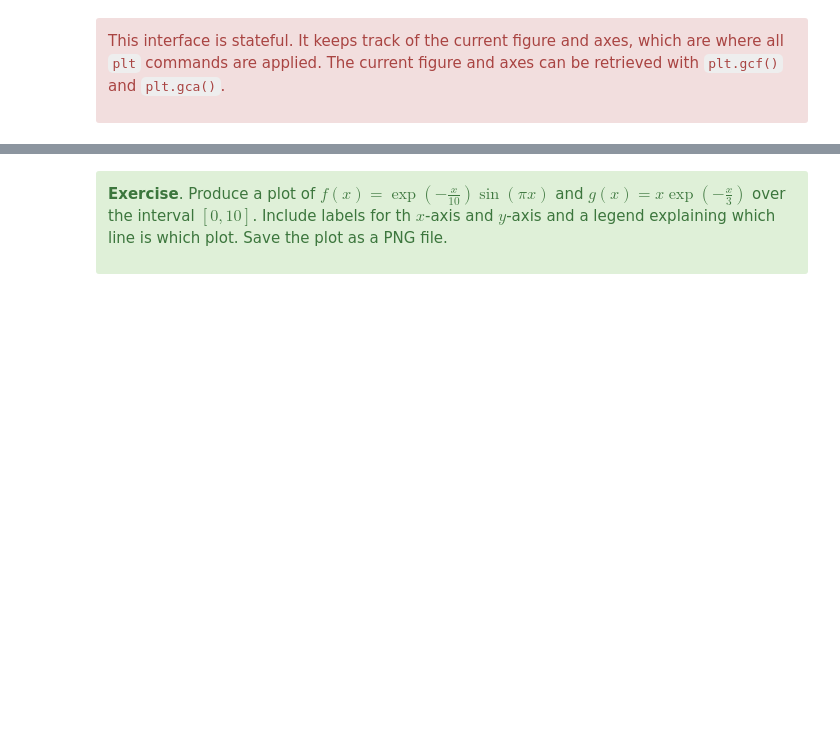
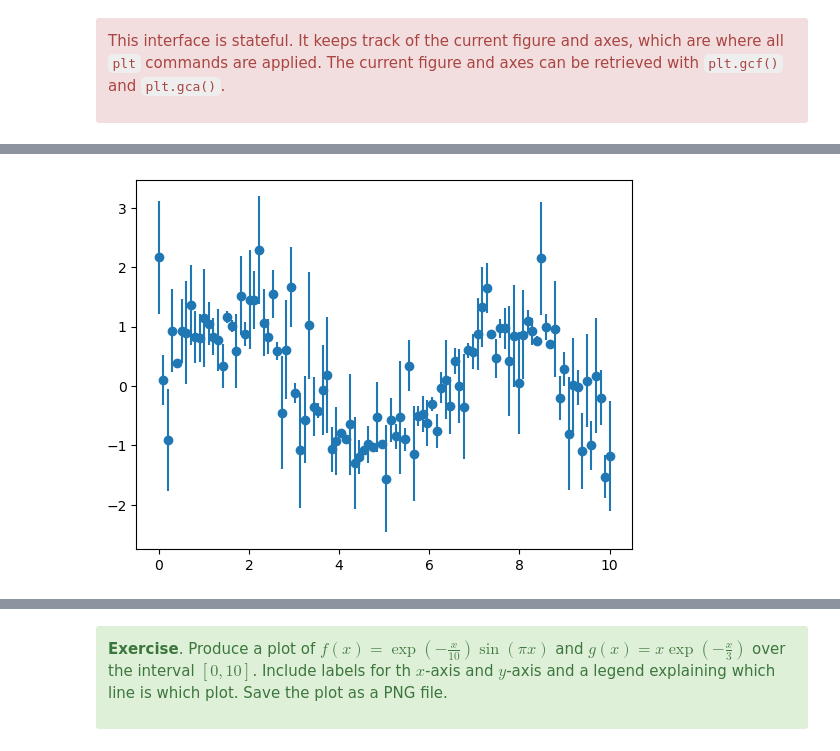
Before and after one commit to glouppe/dats0001-foundations-of-data-science, a Jupyter notebook: nb04-plots.ipynb, the cells around one changed output, grey strips where cells are left out. Cells and saved outputs as stored; diff of their text form; code cells hidden in the pictures; blank space fills up the shorter version.

```diff
--- a/nb04-plots.ipynb
+++ b/nb04-plots.ipynb
@@ -75,3 +87,18 @@ plt.show()
+# %%
+# Error bars
+fig = plt.figure()
+ax = plt.axes()
+
+x = np.linspace(0, 10, 100)
+dy = np.random.rand(100)
+y = np.sin(x) + dy * np.random.randn(*x.shape)
+ax.errorbar(x, y, yerr=dy, fmt="o")
+
+plt.show()
+
+# see also: fill_between
+# %% [output]
+[figure, added]
 # %%
 # Histograms
 fig = plt.figure()
```
Also changed, not shown: parts of 33 cells of this notebook, 1 other file.
